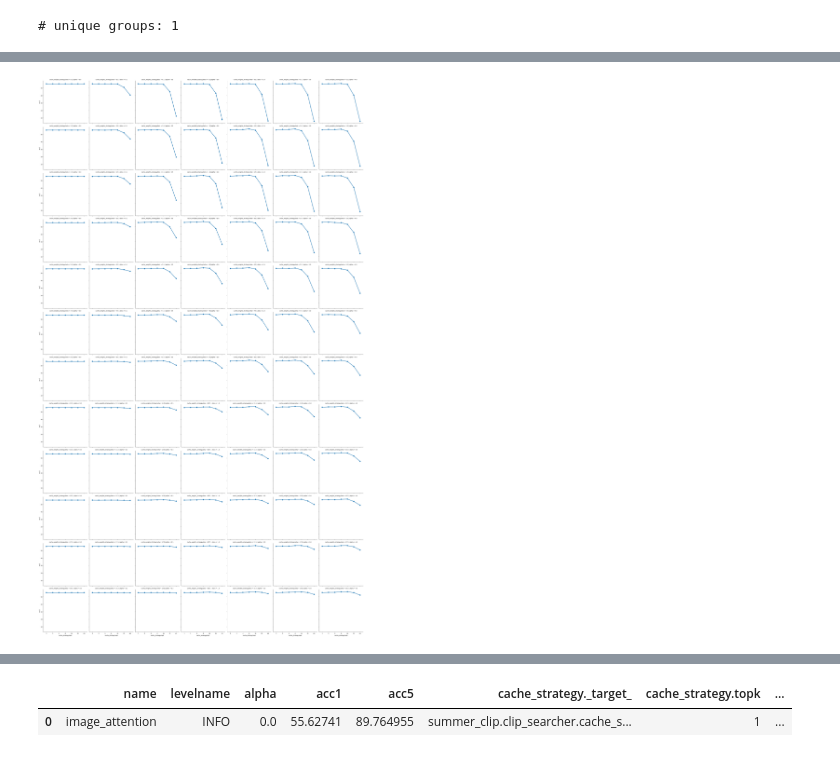
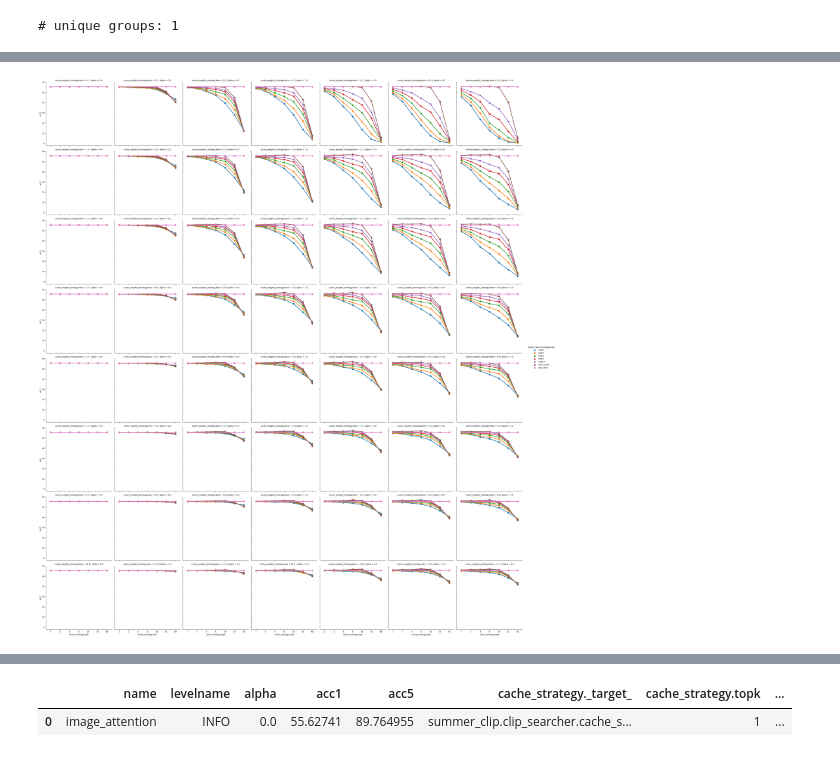
Before and after one commit to myrachins/summer-clip, a Jupyter notebook: summer_clip/clip_searcher/runs_analysis/result_tables.ipynb, the cells around one changed output, grey strips where cells are left out. Saved outputs shown, nothing was run; the diff lists cells and outputs as text; code cells hidden in the pictures.

Commit message:
graphs for soft values

```diff
--- a/summer_clip/clip_searcher/runs_analysis/result_tables.ipynb
+++ b/summer_clip/clip_searcher/runs_analysis/result_tables.ipynb
@@ -29,0 +27,3 @@ log_records_df.head()
+# %%
+log_records_df = load_log_records(log_file_path)
+log_records_df.head()
@@ -29,0 +37,10 @@ log_records_df.head()
+# %%
+# adding hard_cache strategy
+hard_cache_log_file_path = outputs_dir / "2022-09-20/15-41-49/image_attention.log"
+hard_log_records_df = load_log_records(hard_cache_log_file_path)
+
+hard_log_records_df['cache_value_strategy._target_'] = 'summer_clip.clip_searcher.cache_value_strategy.SoftmaxCacheStrategy'
+hard_log_records_df['cache_value_strategy.scale'] = 'hard_cache'
+
+log_records_df = pd.concat([log_records_df, hard_log_records_df], ignore_index=True)
+log_records_df.head()
@@ -29,0 +54,17 @@ log_records_df.head()
+# %%
+def add_zero_shots(log_records_df: pd.DataFrame, column_to_value: tp.Dict[str, tp.Any]) -> pd.DataFrame:
+    zero_shot_df = log_records_df[log_records_df['alpha'] == 0].copy()
+    for col_name, col_value in column_to_value.items():
+        zero_shot_df[col_name] = col_value
+    zero_shot_dfs = []
+
+    for alpha in log_records_df['alpha'].unique():
+        alpha_df = zero_shot_df.copy()
+        alpha_df['alpha'] = alpha
+        zero_shot_dfs.append(alpha_df)
+
+    return pd.concat([log_records_df] + zero_shot_dfs, ignore_index=True)
+# %%
+log_records_df = add_zero_shots(log_records_df, {'cache_value_strategy.scale': 'zero_shot'})
+
+log_records_df.head()
@@ -50,11 +98,11 @@ static_items  # type: ignore
 # %%
 sns.catplot(
     data=part_df, x='cache_strategy.topk', y='acc1', col='alpha',
-    row='cache_weights_strategy.beta', kind='point', #hue='cache_value_strategy.scale'
+    row='cache_weights_strategy.beta', kind='point', hue='cache_value_strategy.scale'
 )
 plt.savefig('data/clip_search_6.pdf')
 # %% [output]
-[figure, old version]
+[figure, new version]
 # %%
 log_records_df.sort_values('acc1', ascending=False).head()
 # %% [output]
```
Also changed, not shown: parts of 10 cells of this notebook.
